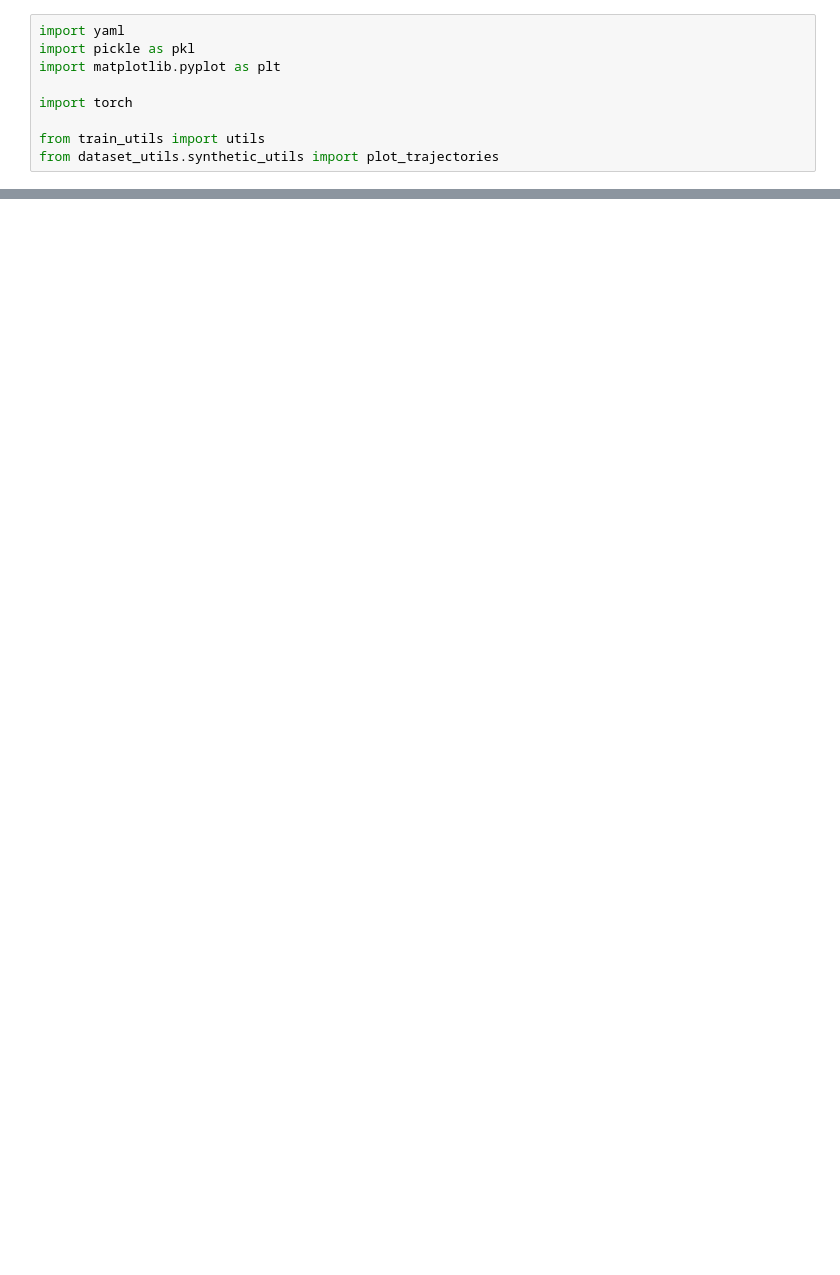
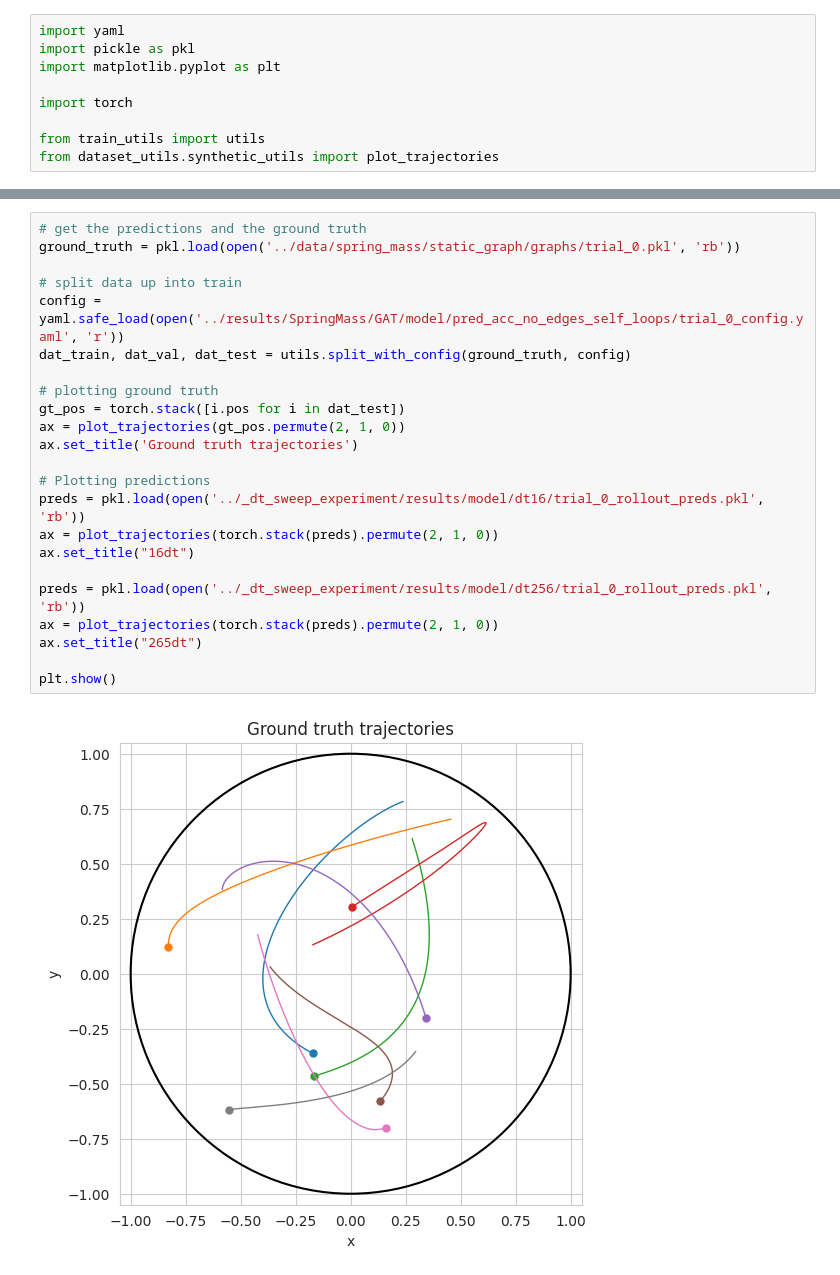
Before and after one commit to GrantMcConachie/interaction_rule_gnn, a Jupyter notebook: notebooks/plot_rollout.ipynb, the cells around one changed output, grey strips where cells are left out. Drawn from its saved outputs; the diff is of its cells as text; blank space fills up the shorter version.

```diff
--- a/notebooks/plot_rollout.ipynb
+++ b/notebooks/plot_rollout.ipynb
@@ -59,0 +148,25 @@ for time_step in os.listdir(tb_fp):
+# %%
+# get the predictions and the ground truth
+ground_truth = pkl.load(open('../data/spring_mass/static_graph/graphs/trial_0.pkl', 'rb'))
+
+# split data up into train
+config = yaml.safe_load(open('../results/SpringMass/GAT/model/pred_acc_no_edges_self_loops/trial_0_config.yaml', 'r'))
+dat_train, dat_val, dat_test = utils.split_with_config(ground_truth, config)
+
+# plotting ground truth
+gt_pos = torch.stack([i.pos for i in dat_test])
+ax = plot_trajectories(gt_pos.permute(2, 1, 0))
+ax.set_title('Ground truth trajectories')
+
+# Plotting predictions
+preds = pkl.load(open('../_dt_sweep_experiment/results/model/dt16/trial_0_rollout_preds.pkl', 'rb'))
+ax = plot_trajectories(torch.stack(preds).permute(2, 1, 0))
+ax.set_title("16dt")
+
+preds = pkl.load(open('../_dt_sweep_experiment/results/model/dt256/trial_0_rollout_preds.pkl', 'rb'))
+ax = plot_trajectories(torch.stack(preds).permute(2, 1, 0))
+ax.set_title("265dt")
+
+plt.show()
+# %% [output]
+[figure, added]
```
Also changed, not shown: parts of 8 cells of this notebook, 9 other files.
